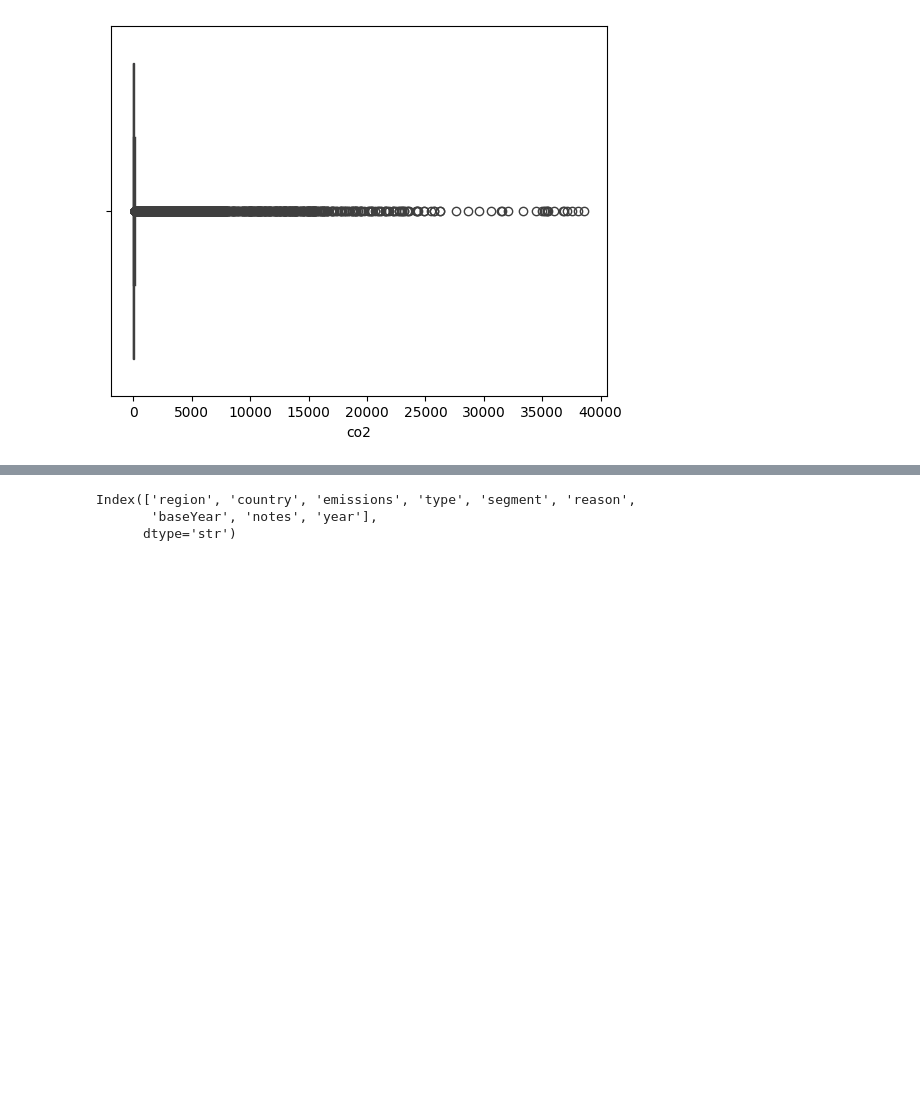
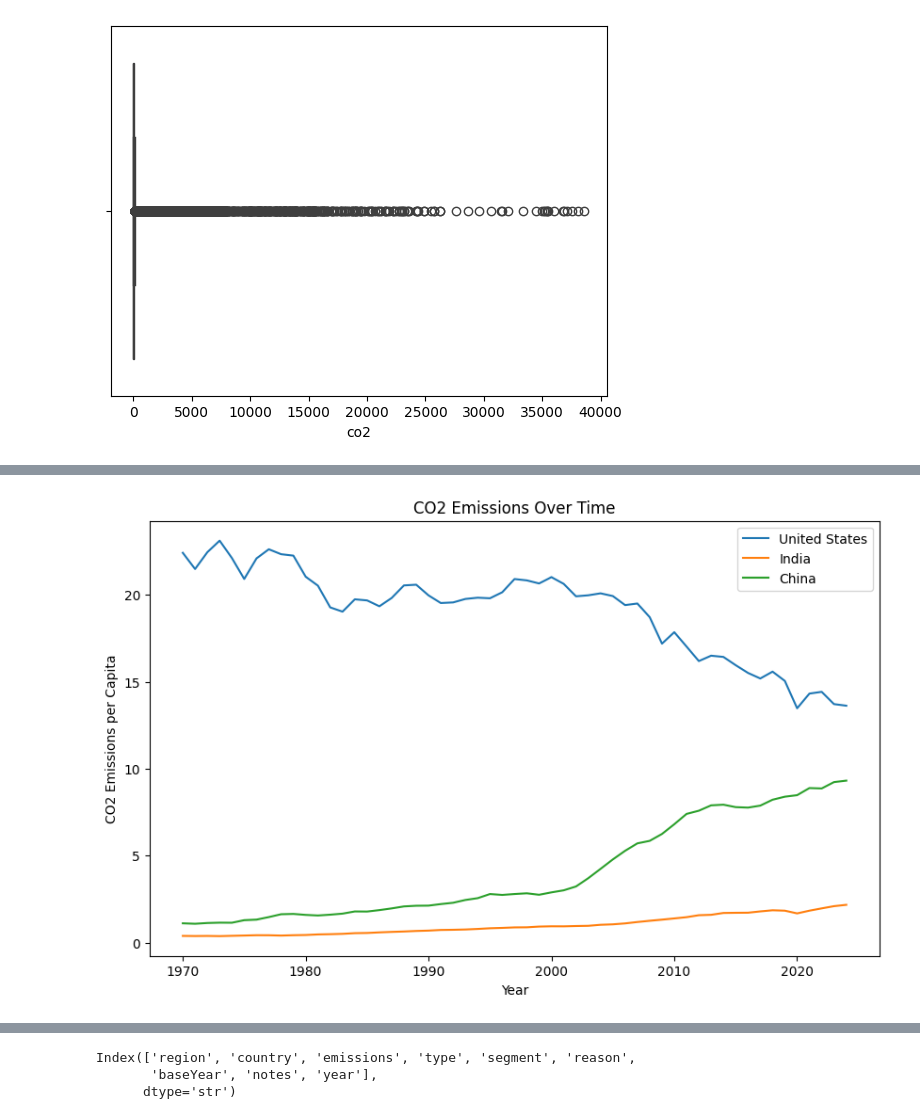
Before and after one commit to IT4063C-Spring26/final-project-proddasr, a Jupyter notebook: source.ipynb, the cells around one changed output, grey strips where cells are left out. Saved outputs shown, nothing was run; the diff lists cells and outputs as text; code cells hidden in the pictures; blank space fills up the shorter version.

```diff
--- a/source.ipynb
+++ b/source.ipynb
@@ -645,0 +851,12 @@ database_result = database_result[database_result['co2'] < database_result['co2'
+# %%
+# Getting the emissions data to check against the countries above.
+emissions_data = wdi_cleaned[
+    wdi_cleaned['Series Name'] == 'Carbon dioxide (CO2) emissions excluding LULUCF per capita (t CO2e/capita)'
+]
+# %%
+# Extract the emissions data for the selected countries to compare with the GDP data.
+emissions_data = emissions_data[
+    emissions_data['country'].isin(countries)
+]
+
+emissions_data.head()
@@ -645,0 +870,14 @@ database_result = database_result[database_result['co2'] < database_result['co2'
+# %%
+plt.figure(figsize=(10,6))
+
+for country in countries:
+    subset = emissions_data[emissions_data['country'] == country]
+    plt.plot(subset['year'], subset['series_value'], label=country)
+
+plt.xlabel('Year')
+plt.ylabel('CO2 Emissions per Capita')
+plt.title('CO2 Emissions Over Time')
+plt.legend()
+plt.show()
+# %% [output]
+[figure, added]
```
Also changed, not shown: parts of 50 cells of this notebook, 2 other files.
